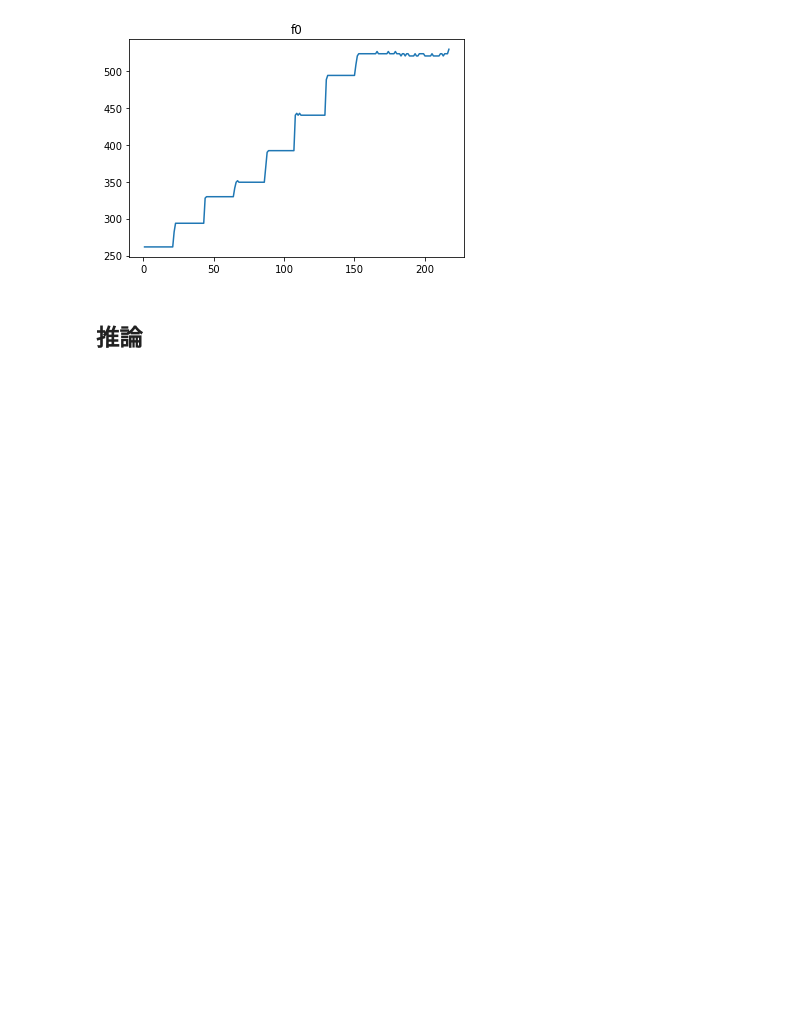
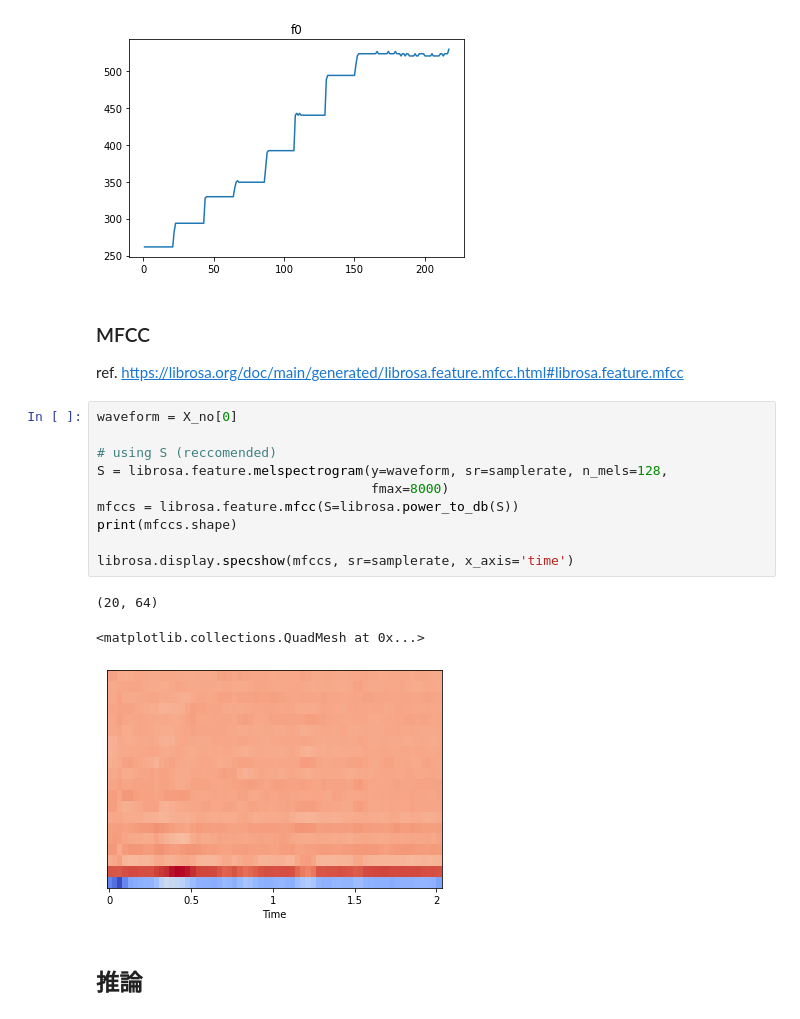
Before and after one commit to sadahry/notebooks, a Jupyter notebook: signal_processing/yes_no_detection.ipynb, the cells around one changed output. Drawn from its saved outputs; the diff is of its cells as text; blank space fills up the shorter version.

```diff
--- a/signal_processing/yes_no_detection.ipynb
+++ b/signal_processing/yes_no_detection.ipynb
@@ -230,6 +231,24 @@ plt.plot(f0)
 plt.show()
 # %% [output]
 [figure]
+# %% [markdown]
+### MFCC
+
+ref. https://librosa.org/doc/main/generated/librosa.feature.mfcc.html#librosa.feature.mfcc
+# %%
+waveform = X_no[0]
+
+# using S (reccomended)
+S = librosa.feature.melspectrogram(y=waveform, sr=samplerate, n_mels=128,
+                                   fmax=8000)
+mfccs = librosa.feature.mfcc(S=librosa.power_to_db(S))
+print(mfccs.shape)
+
+librosa.display.specshow(mfccs, sr=samplerate, x_axis='time')
+# %% [output]
+(20, 64)
+<matplotlib.collections.QuadMesh at 0x...>
+[figure, added]
 # %% [markdown]
 ## 推論
 # %%
```
Also changed, not shown: parts of 8 cells of this notebook.
